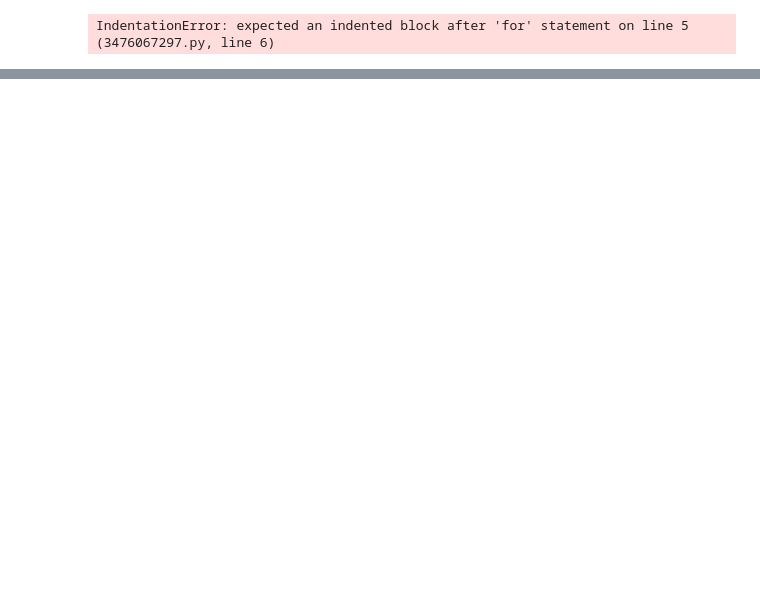
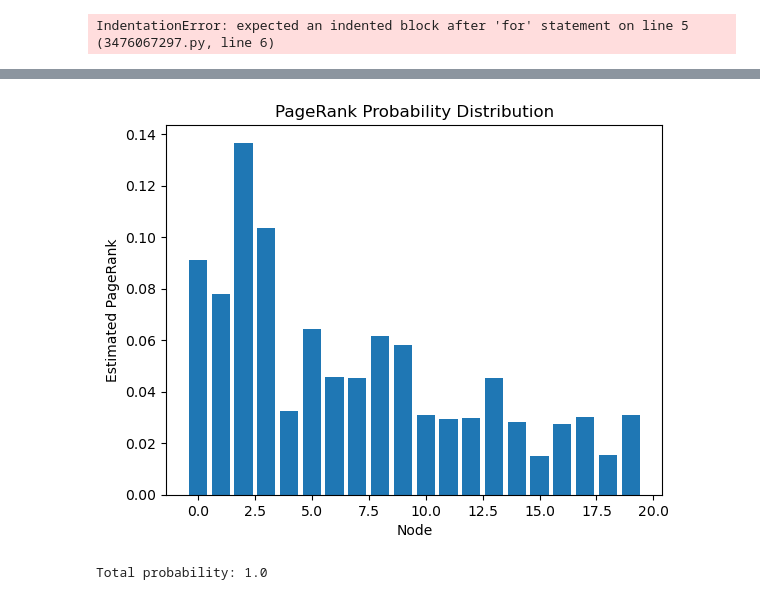
Before and after one commit to Marit-van-Hout/ds5_assignment_-group7, a Jupyter notebook: Week_2/exercise_1,2,3.ipynb, the cells around one changed output, grey strips where cells are left out. Saved outputs shown, nothing was run; the diff lists cells and outputs as text; code cells hidden in the pictures; blank space fills up the shorter version.

Commit message:
PageRank Probability Distribution
added PageRank Probability Distribution

```diff
--- a/Week_2/exercise_1,2,3.ipynb
+++ b/Week_2/exercise_1,2,3.ipynb
@@ -82,0 +145,22 @@ plt.show()
+# %%
+def plot_pagerank(pagerank: dict[int, float]) -> None:
+    """Plot the PageRank scores as a bar chart.
+    Arguments:
+    pagerank: Dictionary mapping nodes to PageRank scores.
+    Returns: None
+    Worked on by Jeanuar"""
+    nodes = list(pagerank.keys())
+    scores = list(pagerank.values())
+    plt.bar(nodes, scores)
+    plt.xlabel("Node")
+    plt.ylabel("Estimated PageRank")
+    plt.title("PageRank Probability Distribution")
+    plt.show()
+
+#Plot the results
+plot_pagerank(pagerank)
+total = sum(pagerank.values())
+print(f"Total probability: {total}")
+# %% [output]
+[figure, added]
+Total probability: 1.0
```
Also changed, not shown: parts of 3 cells of this notebook.
